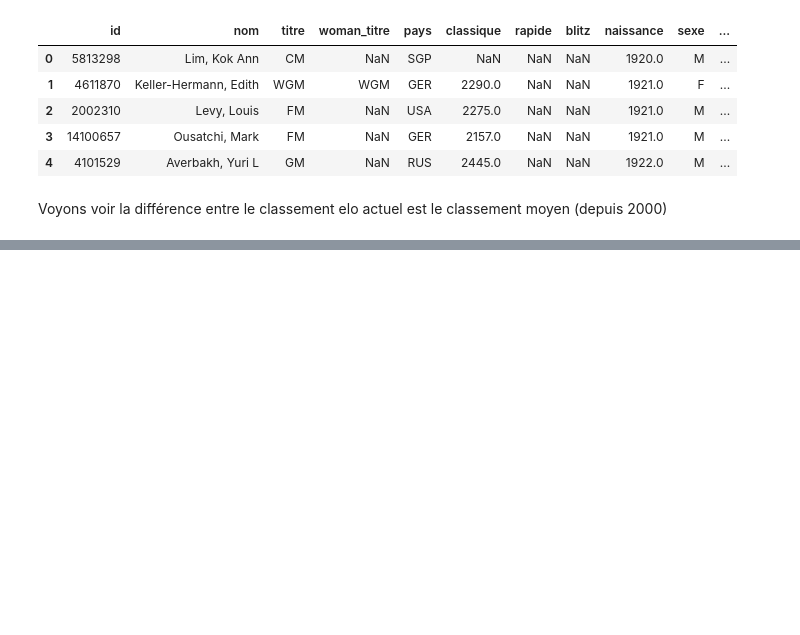
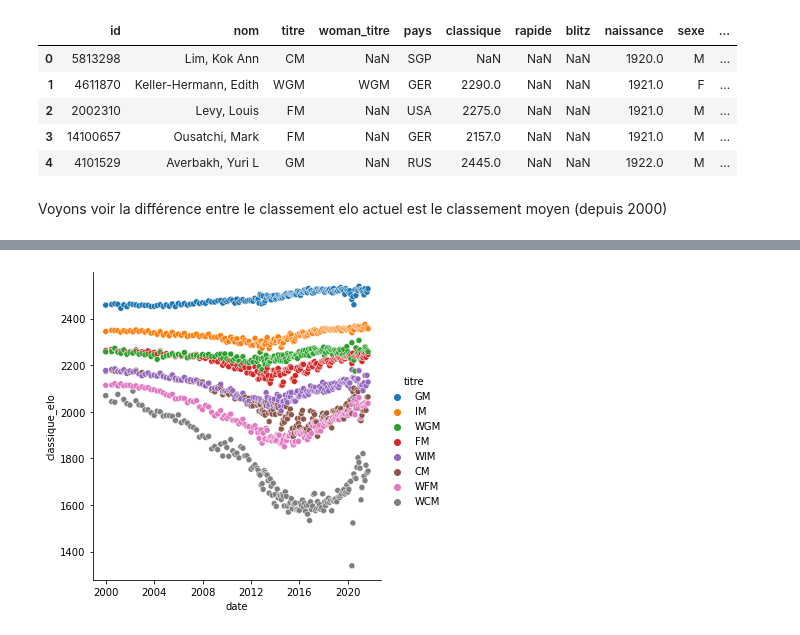
Before and after one commit to vinthara/chess, a Jupyter notebook: data_eda2.ipynb, the cells around one changed output, grey strips where cells are left out. Saved outputs shown, nothing was run; the diff lists cells and outputs as text; code cells hidden in the pictures; blank space fills up the shorter version.

```diff
--- a/data_eda2.ipynb
+++ b/data_eda2.ipynb
@@ -57,0 +218,21 @@ Voyons voir la différence entre le classement elo actuel est le classement moye
+# %%
+# sns.relplot(data = test.groupby('date').mean()[['classique_elo', 'classique_parties']], kind="line",
+#             x='date',
+#             y = 'classique_elo',
+#             hue='classique_parties')
+# sns.relplot(data = test.groupby('date').mean()[['classique_elo', 'classique_parties']], kind="line",
+#             x='date',
+#             y = 'classique_elo')
+# sns.relplot(data=test2.groupby('date').mean()[['classique_elo', 'classique_parties']],
+#            x='date',
+#            y="classique_elo",
+#            hue="classique_parties")
+hue_order = ['GM', 'IM', 'WGM', 'FM', 'WIM', 'CM', 'WFM', 'WCM']
+sns.relplot(data=test2.groupby(['date','titre']).mean()[['classique_elo', 'classique_parties']],
+           x='date',
+           y="classique_elo",
+           hue="titre",
+           hue_order=hue_order, kind='scatter')
+plt.show()
+# %% [output]
+[figure, added]
```
Also changed, not shown: parts of 30 cells of this notebook.
